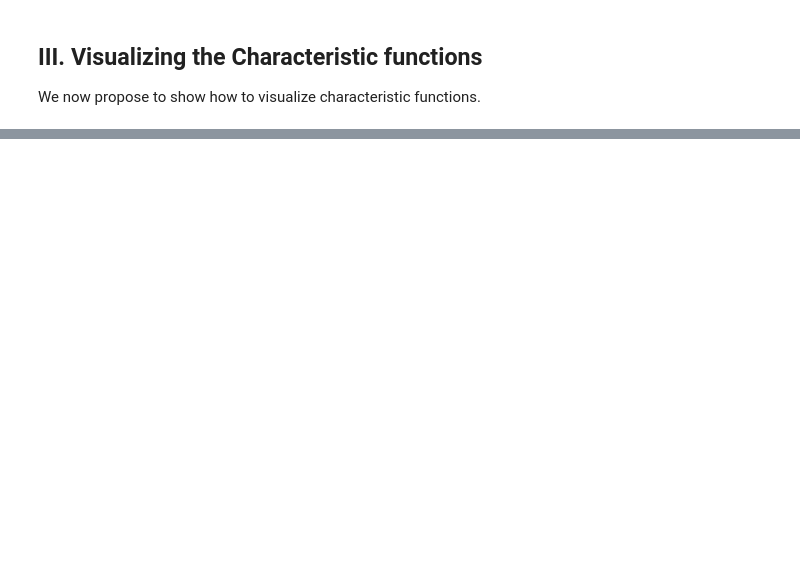
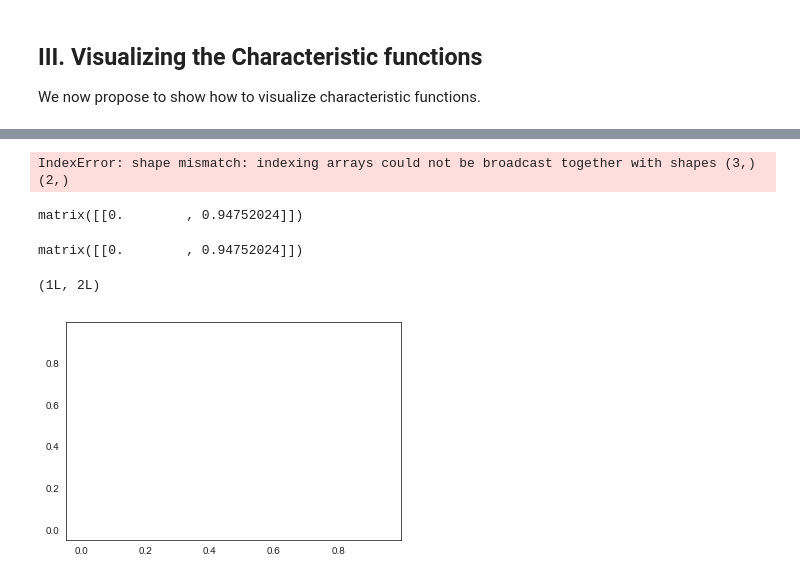
Before and after one commit to gentlegant/graphwave, a Jupyter notebook: Using GraphWave.ipynb, the cells around one changed output, grey strips where cells are left out. Saved outputs shown, nothing was run; the diff lists cells and outputs as text; code cells hidden in the pictures; blank space fills up the shorter version.

```diff
--- a/Using GraphWave.ipynb
+++ b/Using GraphWave.ipynb
@@ -183,0 +207,23 @@ _ = plt.legend(loc='center left',bbox_to_anchor=(1,0.5))
+# %%
+chi[[1,2,3],[1,2]]
+# %% [output]
+IndexError: shape mismatch: indexing arrays could not be broadcast together with shapes (3,) (2,)
+# %%
+chi[1,[1,2]]
+# %% [output]
+matrix([[0.        , 0.94752024]])
+# %%
+a=chi[1,[1,2]]
+# %%
+a
+# %% [output]
+matrix([[0.        , 0.94752024]])
+# %%
+a.shape
+# %% [output]
+(1L, 2L)
+# %%
+plt.plot(a,a)
+plt.show()
+# %% [output]
+[figure, added]
```
Also changed, not shown: parts of 12 cells of this notebook, 1 other file.
